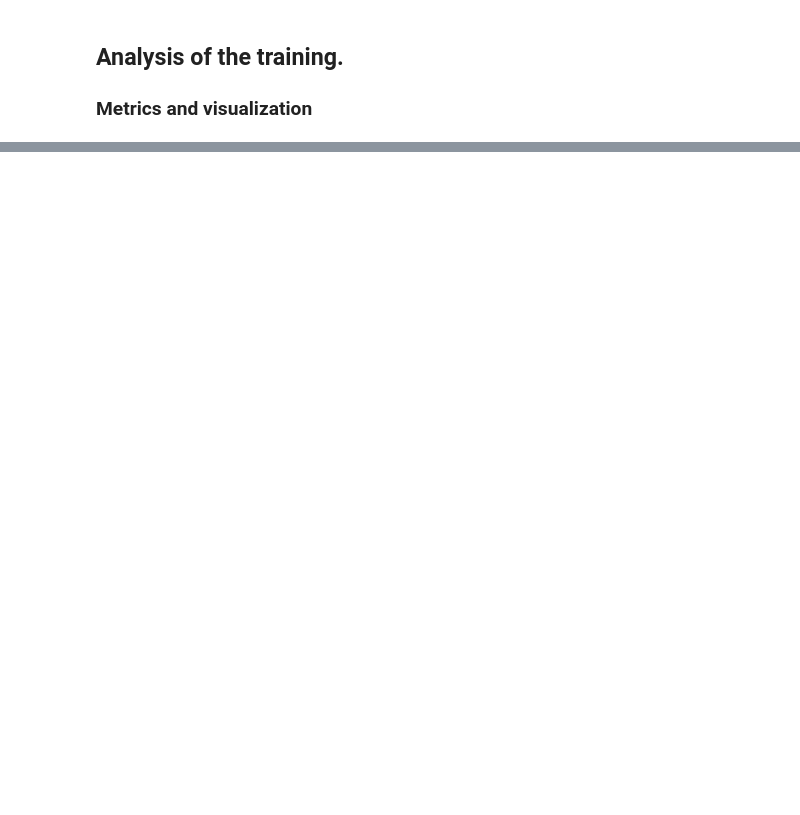
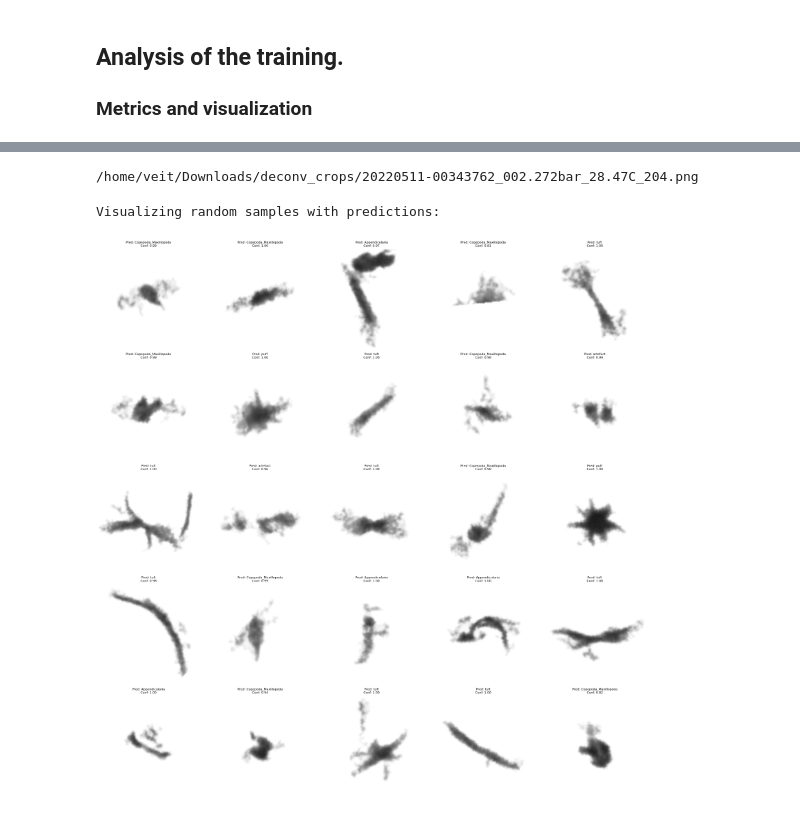
Before and after one commit to fannz00/ImageProcessing, a Jupyter notebook: Training_of_ViT_from_Ecotaxa_export.ipynb, the cells around one changed output, grey strips where cells are left out. Cells and saved outputs as stored; diff of their text form; code cells hidden in the pictures; blank space fills up the shorter version.

```diff
--- a/Training_of_ViT_from_Ecotaxa_export.ipynb
+++ b/Training_of_ViT_from_Ecotaxa_export.ipynb
@@ -643,0 +837,43 @@ Recall for tuft: 0.99
+# %%
+print(df['filename'][2])
+# %% [output]
+/home/veit/Downloads/deconv_crops/20220511-00343762_002.272bar_28.47C_204.png
+# %%
+def visualize_inference(dataset, predictions, probabilities, num_samples=25, rows=5, cols=5):
+    """
+    Visualize random samples with their predicted labels and confidence scores.
+    """
+    # Get random indices
+    total_samples = len(dataset)
+    random_indices = random.sample(range(total_samples), min(num_samples, total_samples))
+
+    # Create a figure
+    fig = plt.figure(figsize=(20, 20))
+
+    for idx, sample_idx in enumerate(random_indices):
+        # Get image and prediction
+        sample = dataset[sample_idx]
+        pred_label = predictions[sample_idx][0]  # Top prediction
+        confidence = probabilities[sample_idx][0]  # Top confidence
+
+        # Plot the image
+        plt.subplot(rows, cols, idx + 1)
+        # Convert tensor to image for display
+        img = sample['pixel_values'].permute(1, 2, 0).numpy()
+        img = (img * 0.5 + 0.5).clip(0, 1)  # Denormalize
+        plt.imshow(img)
+
+        # Add title with predicted label and confidence
+        title = f'Pred: {pred_label}\nConf: {confidence:.2f}'
+        plt.title(title, fontsize=8)
+        plt.axis('off')
+
+    plt.tight_layout()
+    plt.show()
+
+# Add this after the DataFrame creation:
+print("\nVisualizing random samples with predictions:")
+visualize_inference(ds_pisco_trans, predictions, probabilities)
+# %% [output]
+Visualizing random samples with predictions:
+[figure, added]
```
Also changed, not shown: parts of 8 cells of this notebook, 3 other files.
